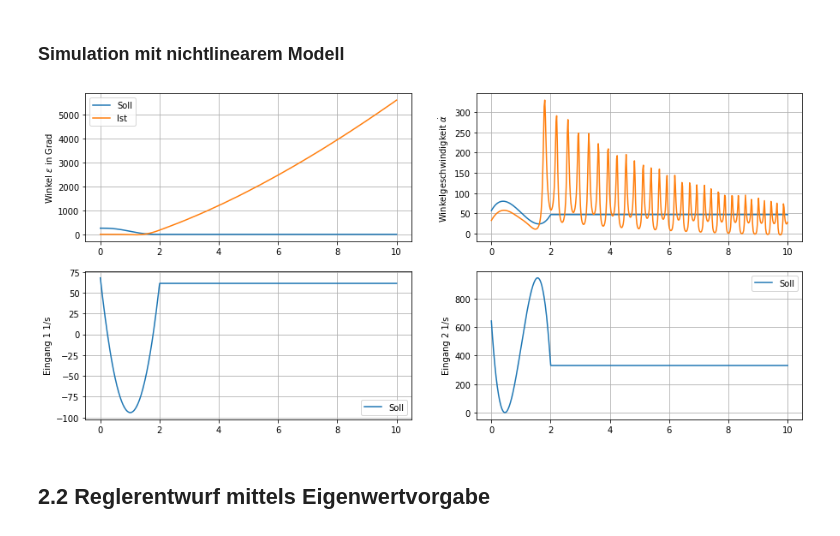
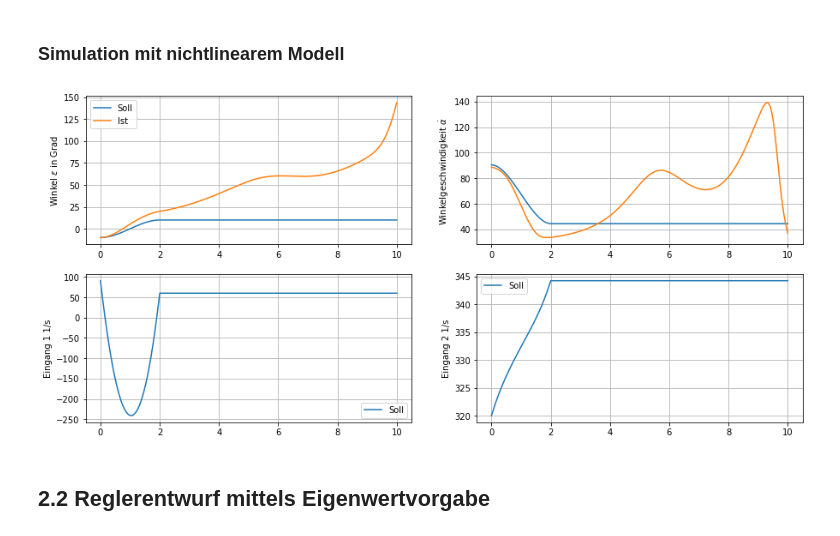
Before and after one commit to StefanKauf/RmsPr, a Jupyter notebook: helirack.ipynb, the cells around one changed output. Cells and saved outputs as stored; diff of their text form; code cells hidden in the pictures.

```diff
--- a/helirack.ipynb
+++ b/helirack.ipynb
@@ -329,35 +335,35 @@ Startwinkel:  257.87818066595923
 ### Simulation mit nichtlinearem Modell
 # %%
 #Anfangszustand
-x0,u0=heli.equilibrium(y4_equi)
+x0,u0=heli.equilibrium(y1_equi)
 
 #Simulationszeit
 Tsim=10
 
 #Auswertungszeitpunkte
 t_eval=np.linspace(0,Tsim,500)
 
 # Wrapper für Steuerung
 controller=lambda t,x:trajectory.input(t)
 
 #Wrapper für rechte Seite der Differentialgleichung
 rhs=lambda t,x:heli.model(t,x,controller)
 
 #Simlation
 res = solve_ivp(rhs,#zu simulierendes Modell
                 [0,Tsim],#Zeitspanne für Simulation
                 x0,#Anfangszustand
                 t_eval=t_eval,#Auswertungszeitpunkte
                 atol=1e-9,rtol=1e-6 #Toleranzen
                 )
 #Ergebnisse Plotten
 x=res.y
 a=plot_results(t_eval,
                (trajectory.state(t_eval),res.y),
                (trajectory.input(t_eval),),
                (trajectory.output(t_eval),heli.output(t_eval,x,controller)))
 # %% [output]
-[figure, old version]
+[figure, new version]
 # %% [markdown]
 ## 2.2 Reglerentwurf mittels Eigenwertvorgabe
 # %%
```
Also changed, not shown: parts of 6 cells of this notebook.
